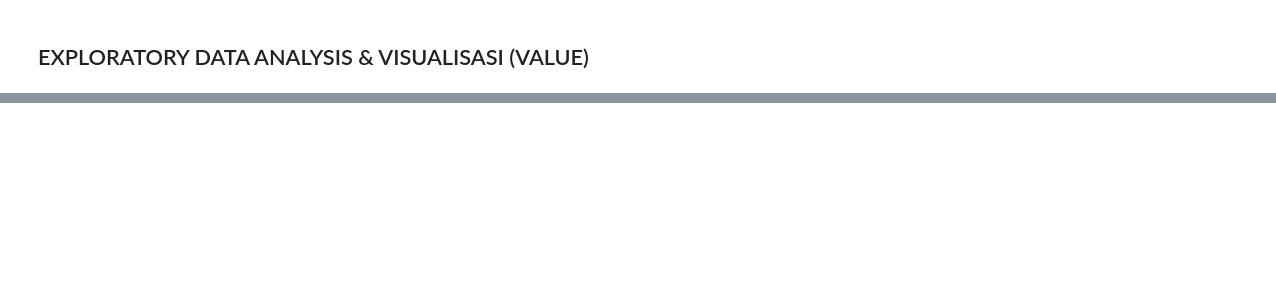
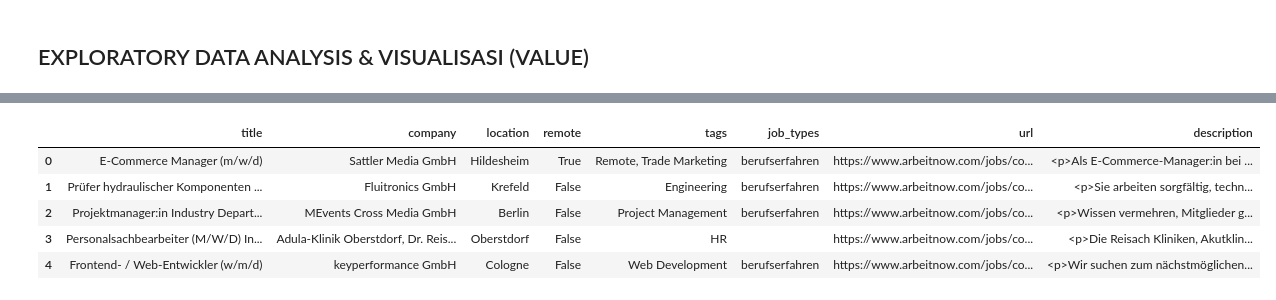
Before and after one commit to nadhif-royal/multi-platform-job-scraper-bigdata, a Jupyter notebook: ProjectAkhirABD_NadhifRifatRasendriya_235150201111074.ipynb, the cells around one changed output, grey strips where cells are left out. Saved outputs shown, nothing was run; the diff lists cells and outputs as text; code cells hidden in the pictures; blank space fills up the shorter version.

```diff
--- a/ProjectAkhirABD_NadhifRifatRasendriya_235150201111074.ipynb
+++ b/ProjectAkhirABD_NadhifRifatRasendriya_235150201111074.ipynb
@@ -585,0 +584,74 @@ Lowongan tanpa gaji            : 0
+# %%
+import requests
+import pandas as pd
+import time
+
+all_jobs = []
+
+headers = {
+    "User-Agent": "Mozilla/5.0"
+}
+
+MAX_PAGE = 50
+for page in range(1, MAX_PAGE + 1):
+
+    try:
+
+        print(f"Scraping page {page}...")
+
+        url = f"https://www.arbeitnow.com/api/job-board-api?page={page}"
+
+        response = requests.get(url, headers=headers, timeout=20)
+
+        if response.status_code != 200:
+            print(f"Status gagal: {response.status_code}")
+            break
+
+        data = response.json()
+
+        jobs = data.get("data", [])
+
+        if len(jobs) == 0:
+            print("Data habis")
+            break
+
+        for job in jobs:
+
+            all_jobs.append({
+
+                "title": job.get("title", ""),
+                "company": job.get("company_name", ""),
+                "location": job.get("location", ""),
+                "remote": job.get("remote", ""),
+                "tags": ", ".join(job.get("tags", [])),
+                "job_types": ", ".join(job.get("job_types", [])),
+                "url": job.get("url", ""),
+                "description": str(job.get("description", ""))[:500]
+
+            })
+
+        print(f"Total sementara: {len(all_jobs)}")
+
+        time.sleep(1.5)
+
+    except Exception as e:
+        print("Error:", e)
+        continue
+
+
+df_massal = pd.DataFrame(all_jobs)
+
+df_massal.drop_duplicates(
+    subset=["title", "company"],
+    inplace=True
+)
+
+df_massal.reset_index(drop=True, inplace=True)
+
+print("\n================================")
+print("SCRAPING SELESAI")
+print("TOTAL DATA:", len(df_massal))
+print("================================")
+
+display(df_massal.head())
+# %% [output]
@@ -585,0 +675,6 @@ Lowongan tanpa gaji            : 0
+|  | title | company | location | remote | tags | job_types | url | description |
+| 0 | E-Commerce Manager (m/w/d) | Sattler Media GmbH | Hildesheim | True | Remote, Trade Marketing | berufserfahren | https://www.arbeitnow.com/jobs/co... | <p>Als E-Commerce-Manager:in bei ... |
+| 1 | Prüfer hydraulischer Komponenten ... | Fluitronics GmbH | Krefeld | False | Engineering | berufserfahren | https://www.arbeitnow.com/jobs/co... | <p>Sie arbeiten sorgfältig, techn... |
+| 2 | Projektmanager:in Industry Depart... | MEvents Cross Media GmbH | Berlin | False | Project Management | berufserfahren | https://www.arbeitnow.com/jobs/co... | <p>Wissen vermehren, Mitglieder g... |
+| 3 | Personalsachbearbeiter (M/W/D) In... | Adula-Klinik Oberstdorf, Dr. Reis... | Oberstdorf | False | HR |  | https://www.arbeitnow.com/jobs/co... | <p>Die Reisach Kliniken, Akutklin... |
+| 4 | Frontend- / Web-Entwickler (w/m/d) | keyperformance GmbH | Cologne | False | Web Development | berufserfahren | https://www.arbeitnow.com/jobs/co... | <p>Wir suchen zum nächstmöglichen... |
```
Also changed, not shown: parts of 11 cells of this notebook, 2 other files.
